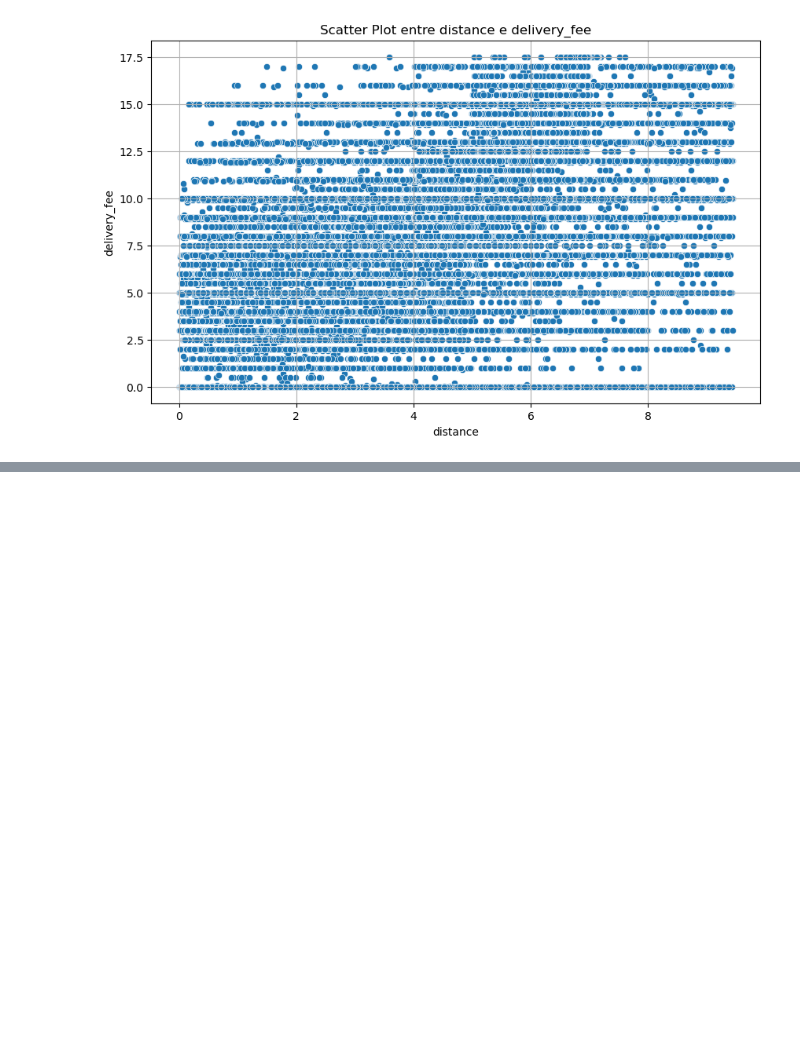
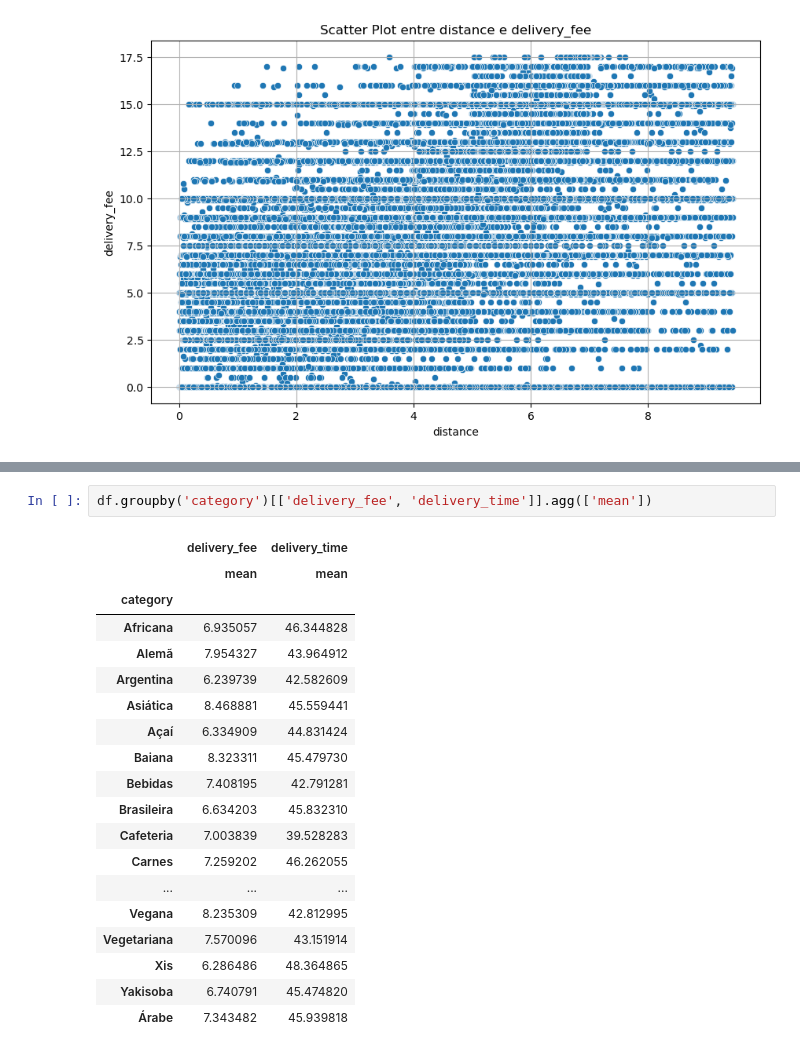
Before and after one commit to Gui250/Curso-Estatistica-em-Python, a Jupyter notebook: correlacoes_variaveis.ipynb, the cells around one changed output, grey strips where cells are left out. Drawn from its saved outputs; the diff is of its cells as text; blank space fills up the shorter version.

```diff
--- a/correlacoes_variaveis.ipynb
+++ b/correlacoes_variaveis.ipynb
@@ -82,0 +150,22 @@ plt.show()
+# %%
+df.groupby('category')[['delivery_fee', 'delivery_time']].agg(['mean'])
+# %% [output]
+|  | delivery_fee | delivery_time |
+|  | mean | mean |
+| category |  |  |
+| Africana | 6.935057 | 46.344828 |
+| Alemã | 7.954327 | 43.964912 |
+| Argentina | 6.239739 | 42.582609 |
+| Asiática | 8.468881 | 45.559441 |
+| Açaí | 6.334909 | 44.831424 |
+| Baiana | 8.323311 | 45.479730 |
+| Bebidas | 7.408195 | 42.791281 |
+| Brasileira | 6.634203 | 45.832310 |
+| Cafeteria | 7.003839 | 39.528283 |
+| Carnes | 7.259202 | 46.262055 |
+| ... | ... | ... |
+| Vegana | 8.235309 | 42.812995 |
+| Vegetariana | 7.570096 | 43.151914 |
+| Xis | 6.286486 | 48.364865 |
+| Yakisoba | 6.740791 | 45.474820 |
+| Árabe | 7.343482 | 45.939818 |
```
Also changed, not shown: parts of 12 cells of this notebook, 3 other files.
